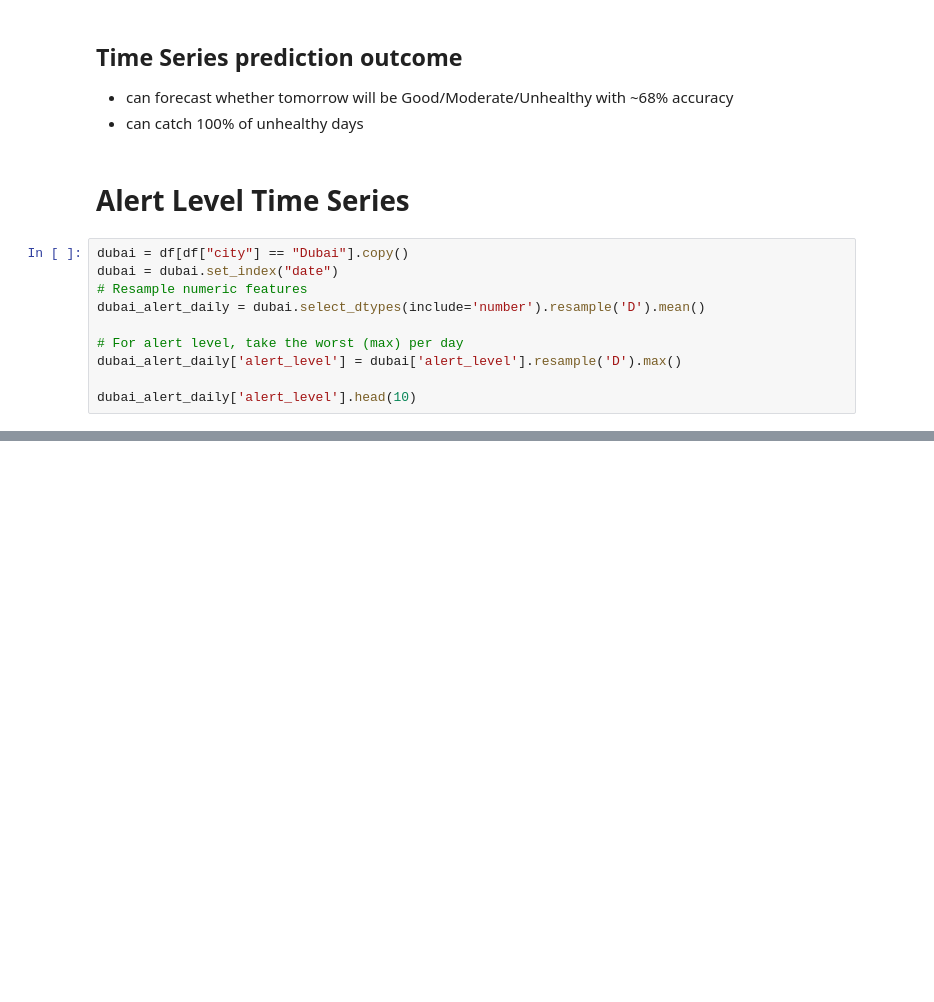
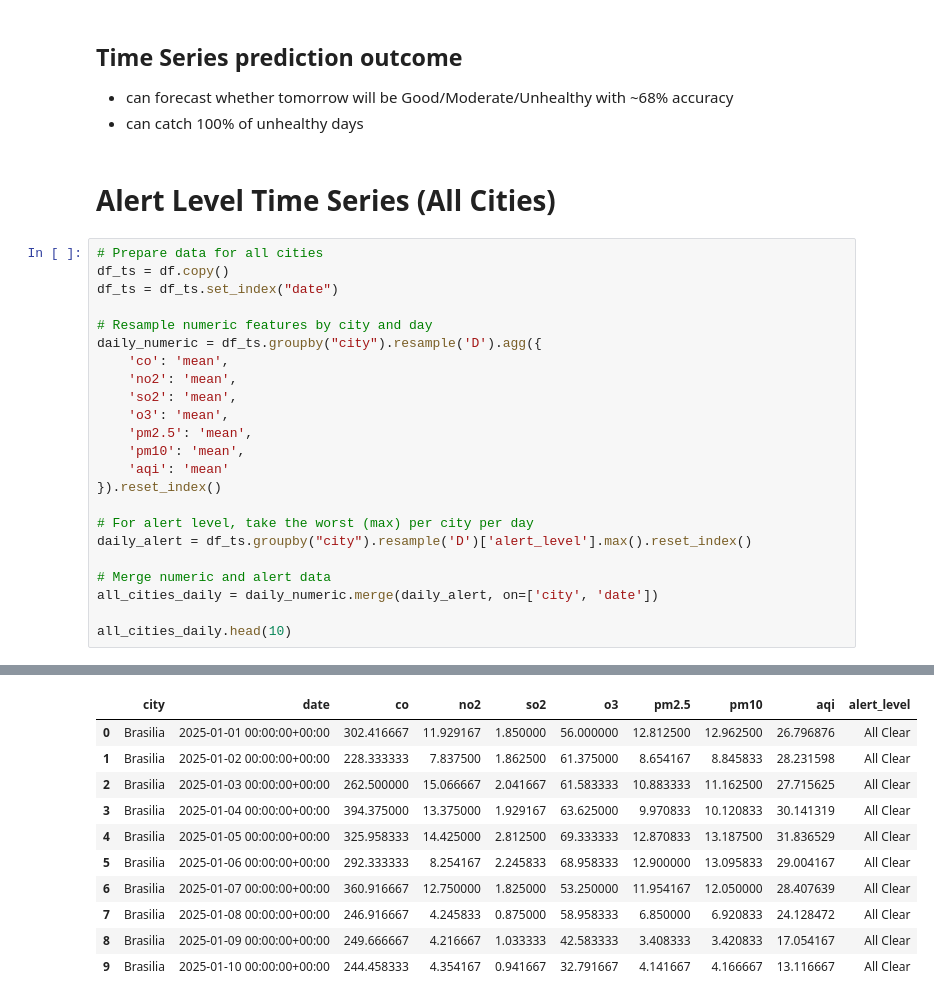
Before and after one commit to chandlershortlidge/end-to-end-project, a Jupyter notebook: notebooks/eda.ipynb, the cells around one changed output, grey strips where cells are left out. Drawn from its saved outputs; the diff is of its cells as text; blank space fills up the shorter version.

Commit message:
time series finished

```diff
--- a/notebooks/eda.ipynb
+++ b/notebooks/eda.ipynb
@@ -667,15 +667,28 @@ weighted avg       0.94      0.68      0.77        72
 - can forecast whether tomorrow will be Good/Moderate/Unhealthy with ~68% accuracy
 - can catch 100% of unhealthy days
 # %% [markdown]
-# Alert Level Time Series
+# Alert Level Time Series (All Cities)
 # %%
-dubai = df[df["city"] == "Dubai"].copy()
-dubai = dubai.set_index("date")
-# Resample numeric features
-dubai_alert_daily = dubai.select_dtypes(include='number').resample('D').mean()
+# Prepare data for all cities
+df_ts = df.copy()
+df_ts = df_ts.set_index("date")
 
-# For alert level, take the worst (max) per day
-dubai_alert_daily['alert_level'] = dubai['alert_level'].resample('D').max()
+# Resample numeric features by city and day
+daily_numeric = df_ts.groupby("city").resample('D').agg({
+    'co': 'mean',
+    'no2': 'mean',
+    'so2': 'mean',
+    'o3': 'mean',
+    'pm2.5': 'mean',
+    'pm10': 'mean',
+    'aqi': 'mean'
+}).reset_index()
 
-dubai_alert_daily['alert_level'].head(10)
+# For alert level, take the worst (max) per city per day
+daily_alert = df_ts.groupby("city").resample('D')['alert_level'].max().reset_index()
+
+# Merge numeric and alert data
+all_cities_daily = daily_numeric.merge(daily_alert, on=['city', 'date'])
+
+all_cities_daily.head(10)
 # %% [output]
@@ -694 +695,12 @@ Freq: D, Name: alert_level, dtype: object
+|  | city | date | co | no2 | so2 | o3 | pm2.5 | pm10 | aqi | alert_level |
+| 0 | Brasilia | 2025-01-01 00:00:00+00:00 | 302.416667 | 11.929167 | 1.850000 | 56.000000 | 12.812500 | 12.962500 | 26.796876 | All Clear |
+| 1 | Brasilia | 2025-01-02 00:00:00+00:00 | 228.333333 | 7.837500 | 1.862500 | 61.375000 | 8.654167 | 8.845833 | 28.231598 | All Clear |
+| 2 | Brasilia | 2025-01-03 00:00:00+00:00 | 262.500000 | 15.066667 | 2.041667 | 61.583333 | 10.883333 | 11.162500 | 27.715625 | All Clear |
+| 3 | Brasilia | 2025-01-04 00:00:00+00:00 | 394.375000 | 13.375000 | 1.929167 | 63.625000 | 9.970833 | 10.120833 | 30.141319 | All Clear |
+| 4 | Brasilia | 2025-01-05 00:00:00+00:00 | 325.958333 | 14.425000 | 2.812500 | 69.333333 | 12.870833 | 13.187500 | 31.836529 | All Clear |
+| 5 | Brasilia | 2025-01-06 00:00:00+00:00 | 292.333333 | 8.254167 | 2.245833 | 68.958333 | 12.900000 | 13.095833 | 29.004167 | All Clear |
+| 6 | Brasilia | 2025-01-07 00:00:00+00:00 | 360.916667 | 12.750000 | 1.825000 | 53.250000 | 11.954167 | 12.050000 | 28.407639 | All Clear |
+| 7 | Brasilia | 2025-01-08 00:00:00+00:00 | 246.916667 | 4.245833 | 0.875000 | 58.958333 | 6.850000 | 6.920833 | 24.128472 | All Clear |
+| 8 | Brasilia | 2025-01-09 00:00:00+00:00 | 249.666667 | 4.216667 | 1.033333 | 42.583333 | 3.408333 | 3.420833 | 17.054167 | All Clear |
+| 9 | Brasilia | 2025-01-10 00:00:00+00:00 | 244.458333 | 4.354167 | 0.941667 | 32.791667 | 4.141667 | 4.166667 | 13.116667 | All Clear |
 # %%
```
Also changed, not shown: parts of 6 cells of this notebook.
